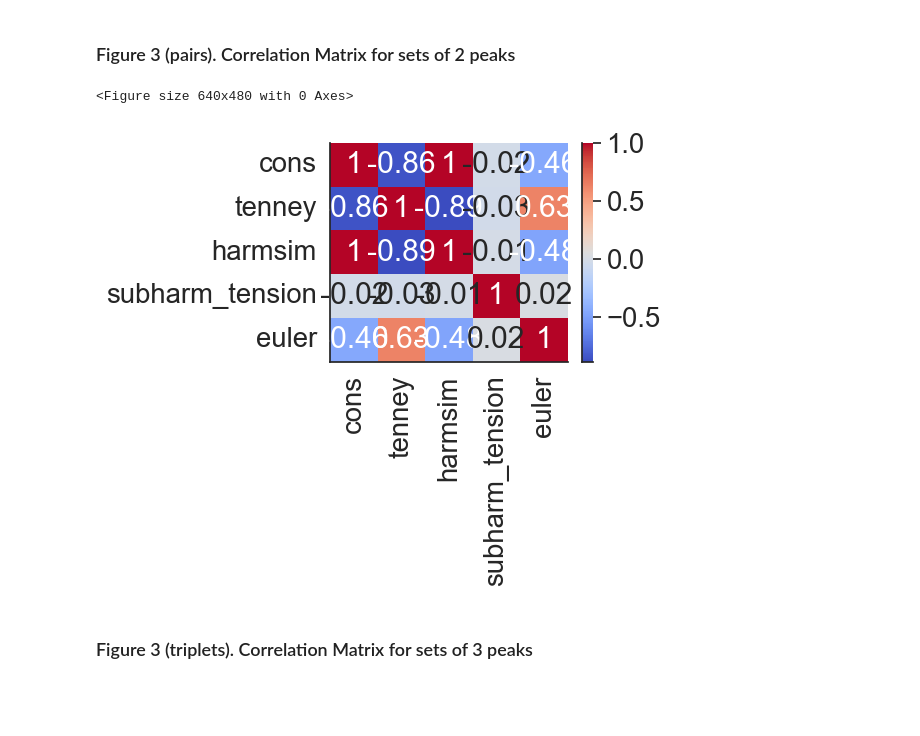
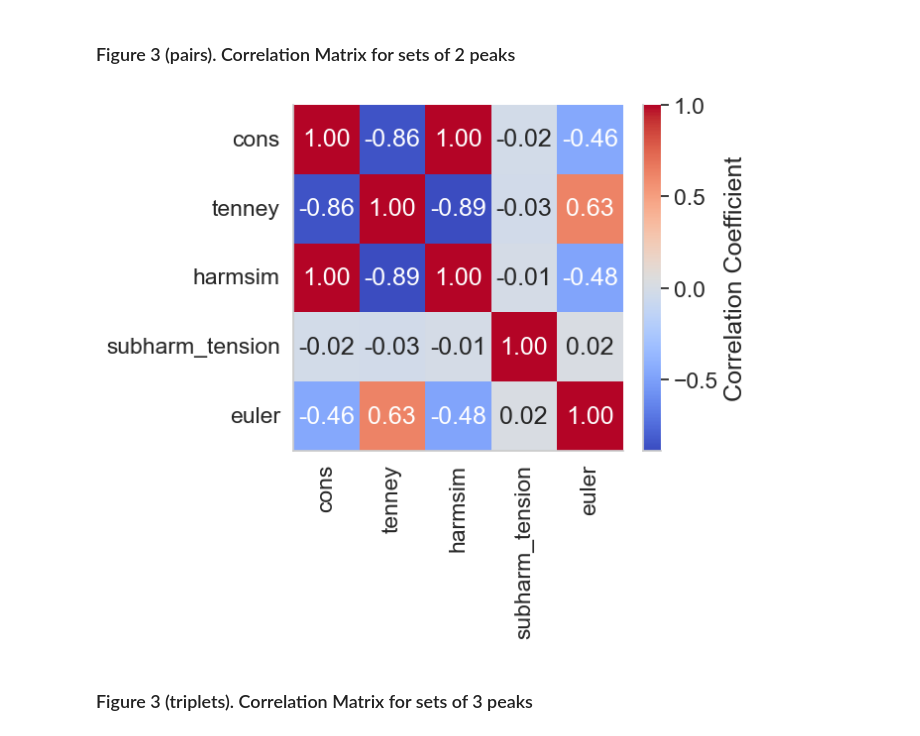
Before and after one commit to AntoineBellemare/biotuner, a Jupyter notebook: docs/examples/toolbox_paper_notebook/toolbox_paper_notebook.ipynb, the cells around one changed output. Drawn from its saved outputs; the diff is of its cells as text; code cells hidden in the pictures; blank space fills up the shorter version.

```diff
--- a/docs/examples/toolbox_paper_notebook/toolbox_paper_notebook.ipynb
+++ b/docs/examples/toolbox_paper_notebook/toolbox_paper_notebook.ipynb
@@ -127,36 +135,47 @@ plt.show()
 # %% [markdown]
 ### Figure 3 (pairs). Correlation Matrix for sets of 2 peaks
-# %%
-# print correlation matrix using seaborn
-import seaborn as sns
-# clear the figure
-plt.clf()
-# list symetric cmap
-cmap = ['RdBu_r', 'coolwarm', 'bwr', 'seismic']
-corr = df.corr()
-# round the values
-corr = corr.round(2)
-# remove int_tenney and subharm_tension2
-corr = corr.drop(['int_tenney', 'subharm_tension2'], axis=1)
-corr = corr.drop(['int_tenney', 'subharm_tension2'], axis=0)
-# set figsize
-plt.figure(figsize=(6, 5))
-sns.heatmap(corr,
-            xticklabels=corr.columns.values,
-            yticklabels=corr.columns.values,
-            annot=True, cmap='coolwarm')
-# make text bigger
-sns.set(font_scale=1.3)
-
-# make the plot style nicer
-sns.set_style("whitegrid")
-sns.despine()
-plt.tight_layout()
-plt.savefig('correlation_matrix_pairs.png', dpi=300)
-plt.show()
-# %% [output]
-<Figure size 640x480 with 0 Axes>
-[figure, removed]
+# %%
+import seaborn as sns
+import matplotlib.pyplot as plt
+
+
+# remove frequency pairs
+df = df.drop(['freq_pairs'], axis=1)
+# Compute the correlation matrix
+corr = df.corr()
+
+# Round the values for readability
+corr = corr.round(2)
+import seaborn as sns
+import matplotlib.pyplot as plt
+
+# Drop specific rows and columns
+corr = corr.drop(['int_tenney', 'subharm_tension2'], axis=0, errors="ignore")
+corr = corr.drop(['int_tenney', 'subharm_tension2'], axis=1, errors="ignore")
+
+# Ensure no duplicates and correct data type
+corr = corr.loc[~corr.index.duplicated(), ~corr.columns.duplicated()]
+corr = corr.astype(float)
+
+# Plot heatmap
+sns.set(font_scale=1.5)
+sns.set_style("whitegrid")
+plt.figure(figsize=(7, 6))
+sns.heatmap(
+    corr,
+    annot=True,
+    cmap="coolwarm",
+    fmt=".2f",
+    xticklabels=True,
+    yticklabels=True,
+    cbar_kws={"label": "Correlation Coefficient"}
+)
+sns.despine()
+plt.tight_layout()
+plt.savefig("correlation_matrix_pairs.png", dpi=300)
+plt.show()
+# %% [output]
+[figure, added]
 # %% [markdown]
 ### Figure 3 (triplets). Correlation Matrix for sets of 3 peaks
 # %%
```
Also changed, not shown: parts of 9 cells of this notebook, 2 other files.
